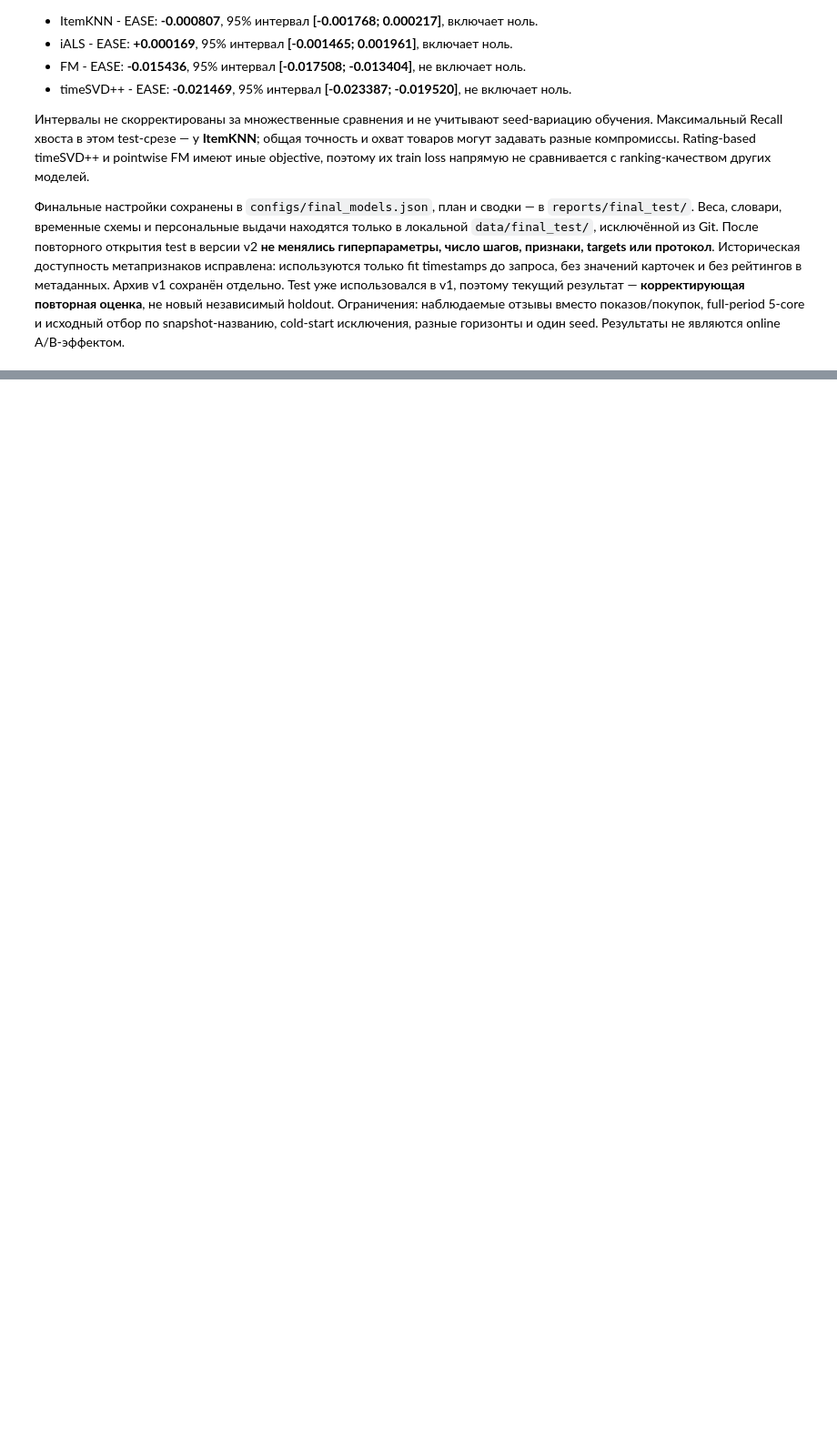
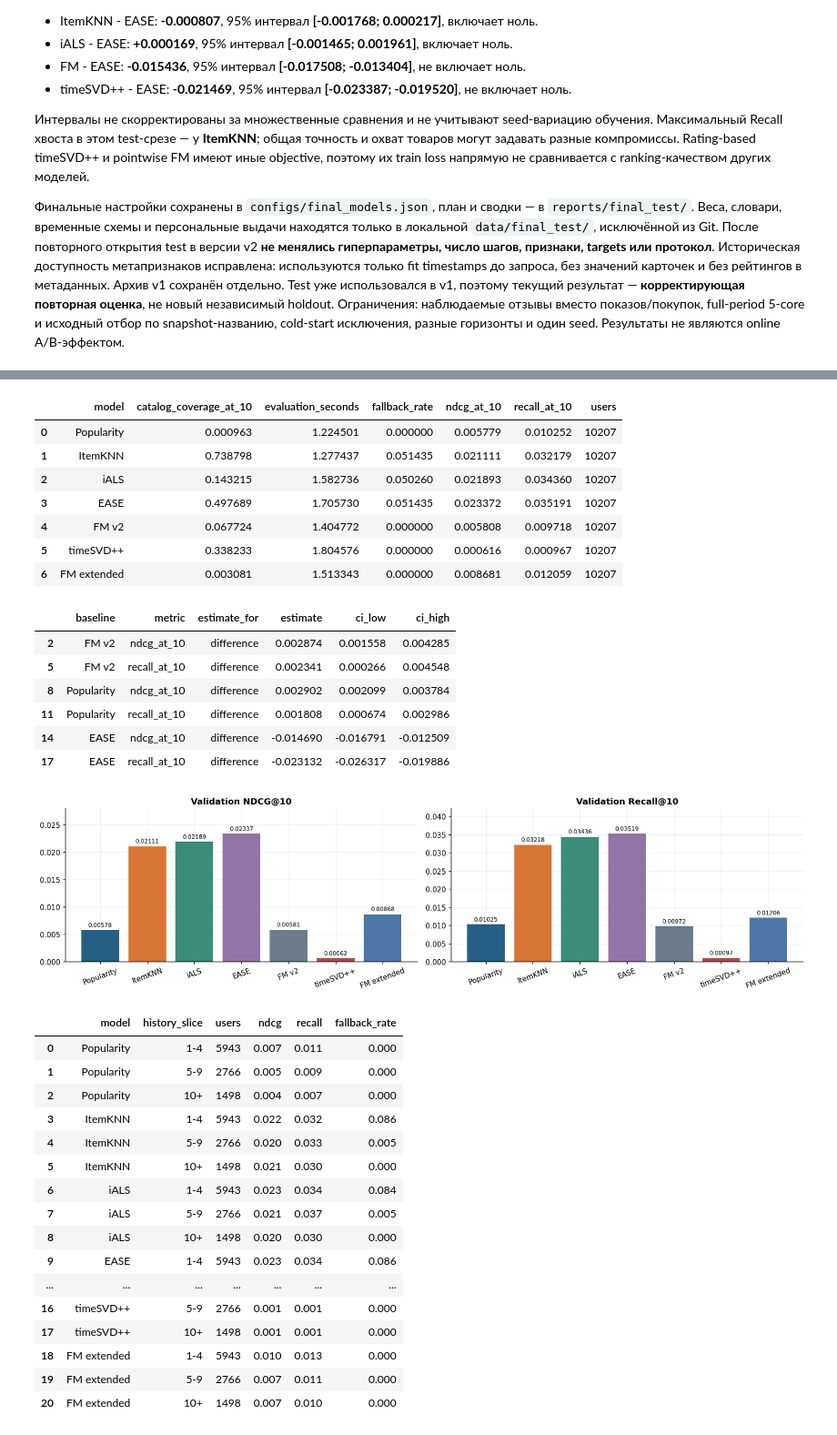
Before and after one commit to noobmaster-ru/recsys_cmc_msu_2026_course, a Jupyter notebook: homework_1/experiments.ipynb, the cells around one changed output, grey strips where cells are left out. Shown at 91% size. Cells and saved outputs as stored; diff of their text form; code cells hidden in the pictures; blank space fills up the shorter version.

```diff
--- a/homework_1/experiments.ipynb
+++ b/homework_1/experiments.ipynb
@@ -2678,0 +2912,46 @@ cold-start исключения, разные горизонты и один see
+# %%
+ext_comparison=extended['comparison'];ext_intervals=extended['intervals']
+with pd.option_context('display.float_format',lambda v:f'{v:.6f}'):
+    display(ext_comparison)
+    display(ext_intervals[ext_intervals.estimate_for=='difference'])
+fig,axes=plt.subplots(1,2,figsize=(15,4))
+for ax,metric,label in zip(axes,['ndcg_at_10','recall_at_10'],['Validation NDCG@10','Validation Recall@10']):
+    ax.bar(ext_comparison.model,ext_comparison[metric],color=COLORS+['#B04D55','#4C77A8'])
+    for i,value in enumerate(ext_comparison[metric]):ax.annotate(f'{value:.5f}',(i,value),xytext=(0,5),textcoords='offset points',ha='center',fontsize=8)
+    ax.set(title=label,ylim=(0,ext_comparison[metric].max()*1.2));ax.tick_params(axis='x',rotation=20)
+show_figure('44_fm_extended_validation_comparison',fig)
+display(extended['history']);display(extended['popularity'])
+# %% [output]
+|  | model | catalog_coverage_at_10 | evaluation_seconds | fallback_rate | ndcg_at_10 | recall_at_10 | users |
+| 0 | Popularity | 0.000963 | 1.224501 | 0.000000 | 0.005779 | 0.010252 | 10207 |
+| 1 | ItemKNN | 0.738798 | 1.277437 | 0.051435 | 0.021111 | 0.032179 | 10207 |
+| 2 | iALS | 0.143215 | 1.582736 | 0.050260 | 0.021893 | 0.034360 | 10207 |
+| 3 | EASE | 0.497689 | 1.705730 | 0.051435 | 0.023372 | 0.035191 | 10207 |
+| 4 | FM v2 | 0.067724 | 1.404772 | 0.000000 | 0.005808 | 0.009718 | 10207 |
+| 5 | timeSVD++ | 0.338233 | 1.804576 | 0.000000 | 0.000616 | 0.000967 | 10207 |
+| 6 | FM extended | 0.003081 | 1.513343 | 0.000000 | 0.008681 | 0.012059 | 10207 |
+|  | baseline | metric | estimate_for | estimate | ci_low | ci_high |
+| 2 | FM v2 | ndcg_at_10 | difference | 0.002874 | 0.001558 | 0.004285 |
+| 5 | FM v2 | recall_at_10 | difference | 0.002341 | 0.000266 | 0.004548 |
+| 8 | Popularity | ndcg_at_10 | difference | 0.002902 | 0.002099 | 0.003784 |
+| 11 | Popularity | recall_at_10 | difference | 0.001808 | 0.000674 | 0.002986 |
+| 14 | EASE | ndcg_at_10 | difference | -0.014690 | -0.016791 | -0.012509 |
+| 17 | EASE | recall_at_10 | difference | -0.023132 | -0.026317 | -0.019886 |
+[figure, added]
+|  | model | history_slice | users | ndcg | recall | fallback_rate |
+| 0 | Popularity | 1-4 | 5943 | 0.007 | 0.011 | 0.000 |
+| 1 | Popularity | 5-9 | 2766 | 0.005 | 0.009 | 0.000 |
+| 2 | Popularity | 10+ | 1498 | 0.004 | 0.007 | 0.000 |
+| 3 | ItemKNN | 1-4 | 5943 | 0.022 | 0.032 | 0.086 |
+| 4 | ItemKNN | 5-9 | 2766 | 0.020 | 0.033 | 0.005 |
+| 5 | ItemKNN | 10+ | 1498 | 0.021 | 0.030 | 0.000 |
+| 6 | iALS | 1-4 | 5943 | 0.023 | 0.034 | 0.084 |
+| 7 | iALS | 5-9 | 2766 | 0.021 | 0.037 | 0.005 |
+| 8 | iALS | 10+ | 1498 | 0.020 | 0.030 | 0.000 |
+| 9 | EASE | 1-4 | 5943 | 0.023 | 0.034 | 0.086 |
+| ... | ... | ... | ... | ... | ... | ... |
+| 16 | timeSVD++ | 5-9 | 2766 | 0.001 | 0.001 | 0.000 |
+| 17 | timeSVD++ | 10+ | 1498 | 0.001 | 0.001 | 0.000 |
+| 18 | FM extended | 1-4 | 5943 | 0.010 | 0.013 | 0.000 |
+| 19 | FM extended | 5-9 | 2766 | 0.007 | 0.011 | 0.000 |
+| 20 | FM extended | 10+ | 1498 | 0.007 | 0.010 | 0.000 |
```
Also changed, not shown: parts of 12 cells of this notebook, 40 other files.
